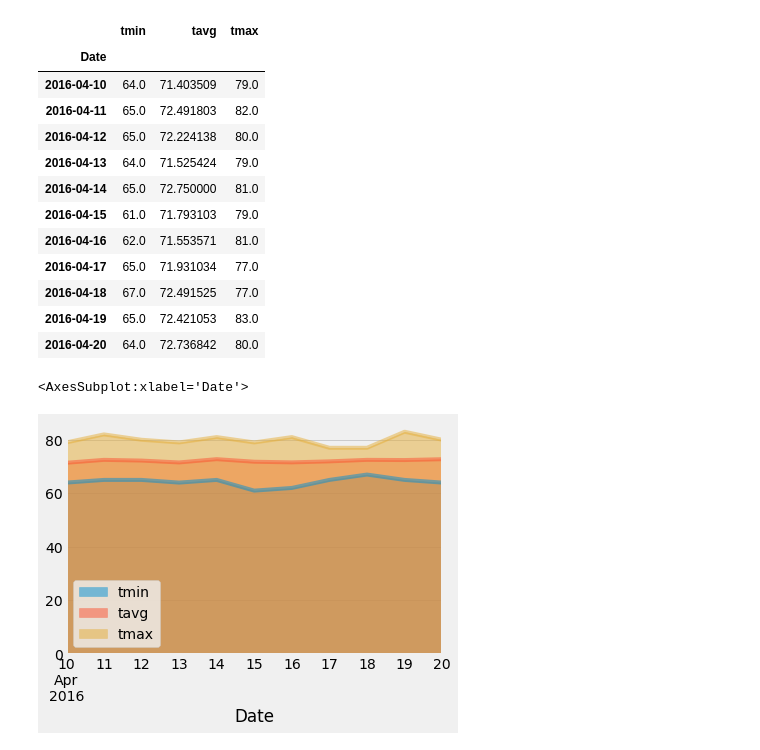
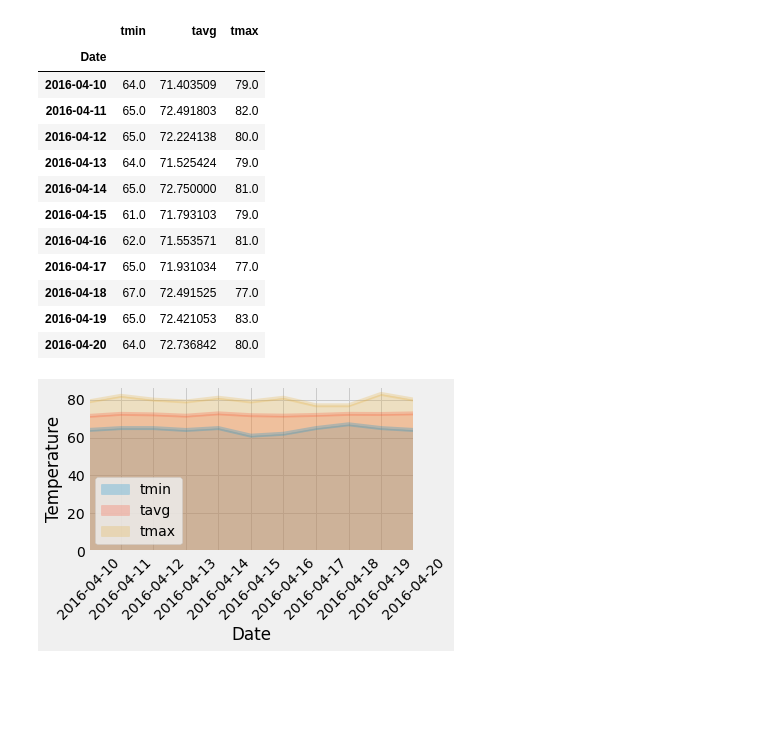
Before and after one commit to jeosqueri/Climate-Analysis, a Jupyter notebook: climate_analysis.ipynb, the cells around one changed output. Saved outputs shown, nothing was run; the diff lists cells and outputs as text; code cells hidden in the pictures; blank space fills up the shorter version.

```diff
--- a/climate_analysis.ipynb
+++ b/climate_analysis.ipynb
@@ -546,9 +475,17 @@ daily_normals_df
 | 2016-04-18 | 67.0 | 72.491525 | 77.0 |
 | 2016-04-19 | 65.0 | 72.421053 | 83.0 |
 | 2016-04-20 | 64.0 | 72.736842 | 80.0 |
-# %%
-# Plot the daily normals as an area plot with `stacked=False`
-daily_normals_df.plot.area(stacked=False)
-# %% [output]
-<AxesSubplot:xlabel='Date'>
-[figure, removed]
+# %%
+# Plot the daily normals as an area plot with `stacked=False`
+import matplotlib.dates as mdates
+ax = daily_normals_df.plot.area(stacked=False, alpha=0.25)
+ax.set_xticks(daily_normals_df.index)
+ax.set_xticklabels(daily_normals_df.index, rotation=45)
+ax.xaxis.set_major_formatter(mdates.DateFormatter("%Y-%m-%d"))
+ax.xaxis.set_minor_formatter(mdates.DateFormatter("%Y-%m-%d"))
+ax.set_ylabel('Temperature')
+plt.tight_layout()
+plt.savefig('DailyNormals.png')
+plt.show()
+# %% [output]
+[figure, added]
```
Also changed, not shown: parts of 20 cells of this notebook, 4 other files.
